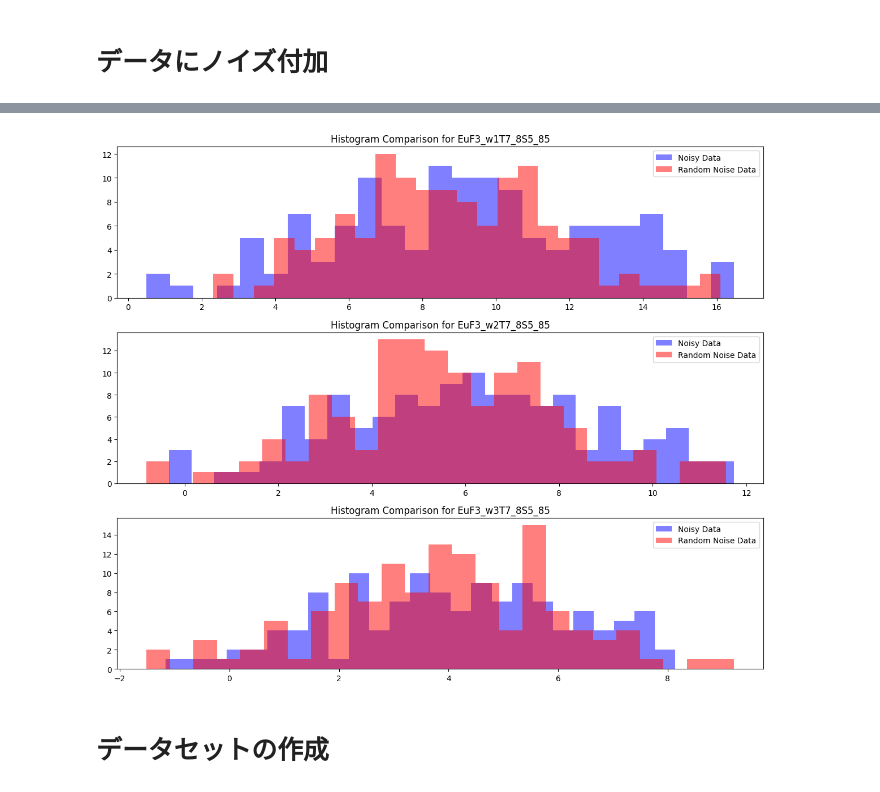
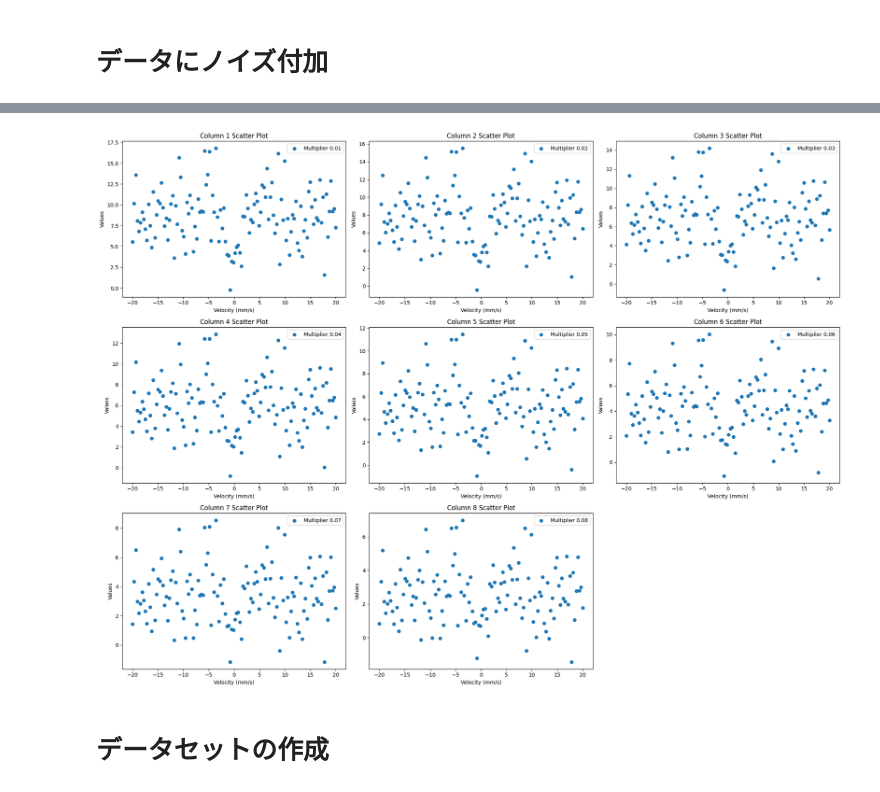
Before and after one commit to LABO-M/BANZAI, a Jupyter notebook: masuda/studys10.ipynb, the cells around one changed output, grey strips where cells are left out. Cells and saved outputs as stored; diff of their text form; code cells hidden in the pictures.

```diff
--- a/masuda/studys10.ipynb
+++ b/masuda/studys10.ipynb
@@ -94,22 +105,24 @@ plt.show()
 # %% [markdown]
 # データにノイズ付加
 # %%
-import pandas as pd
 import numpy as np
-
+import random
 # 0行目のデータを取得
 row_at_zero_index = data.iloc[0]
 
 # データをコピーして新しいデータフレームを作成
-data_noisy = data.copy()
+w1_noisy = w1.copy()
 
-# カラムのリストを取得
-columns_to_plot = data.columns[1:].tolist()
+# カラムのリストを取得factors.type()
+columns_to_plot = w1.columns[1:].tolist()
 
 # 各カラムのデータに正規乱数のノイズを追加
 for column in columns_to_plot:
-    np.random.seed(0)
+    np.random.seed(111)
     # 正規乱数のノイズは、平均0、分散は各x軸のデータのy軸値
-    variance = data[column].values
+    variance = w1[column].values
     noise = np.random.normal(0, np.sqrt(variance))
-    data_noisy[column] = data[column] + noise
+    w1_noisy[column] = w1[column] + noise
+
+# 変更後のw1 の内容を表示（オプション）
+w1_noisy.head()
@@ -212,24 +136,28 @@ plt.show()
-# %%
-import matplotlib.pyplot as plt
-
-# ヒストグラムの設定
-plt.figure(figsize=(12, 10))
-
-for idx, column in enumerate(columns_to_plot[1:4], start=1):
-    plt.subplot(3, 1, idx)
-
-    # data_noisyのデータをヒストグラムでプロット
-    plt.hist(data_noisy[column], bins=25, alpha=0.5, label='Noisy Data', color='blue')
-
-    # data_random_noiseのデータをヒストグラムでプロット
-    plt.hist(data_random_noise[column], bins=25, alpha=0.5, label='Random Noise Data', color='red')
-
-    plt.title(f'Histogram Comparison for {column}')
-    plt.legend()
-
-plt.tight_layout()
-plt.show()
-# %% [output]
-[figure, removed]
+# %%
+import pandas as pd
+import matplotlib.pyplot as plt
+
+# w1のデータを読み込む (あるいは前のステップで生成されたw1を使用)
+# w1_noisy = pd.read_csv('path_to_w1.csv')  # 必要に応じてこの行を有効化
+
+# 横軸にw1の1列目のデータを使用
+x = w1_noisy.iloc[:, 0]
+
+# 各列を別々の散布図としてプロット
+plt.figure(figsize=(20, 15))  # グラフの全体サイズを設定
+
+for i in range(1, 9):
+    plt.subplot(3, 3, i)  # 3x3のグリッドで位置を指定
+    plt.scatter(x, w1_noisy.iloc[:, i], label=f'Multiplier {i/100:.2f}')
+    plt.title(f'Column {i} Scatter Plot')
+    plt.xlabel('Velocity (mm/s)')
+    plt.ylabel('Values')
+    plt.legend()
+
+# グラフを表示
+plt.tight_layout()  # サブプロット間のレイアウトを自動調整
+plt.show()
+# %% [output]
+[figure, added]
 # %% [markdown]
 # データセットの作成
```
Also changed, not shown: parts of 59 cells of this notebook.
